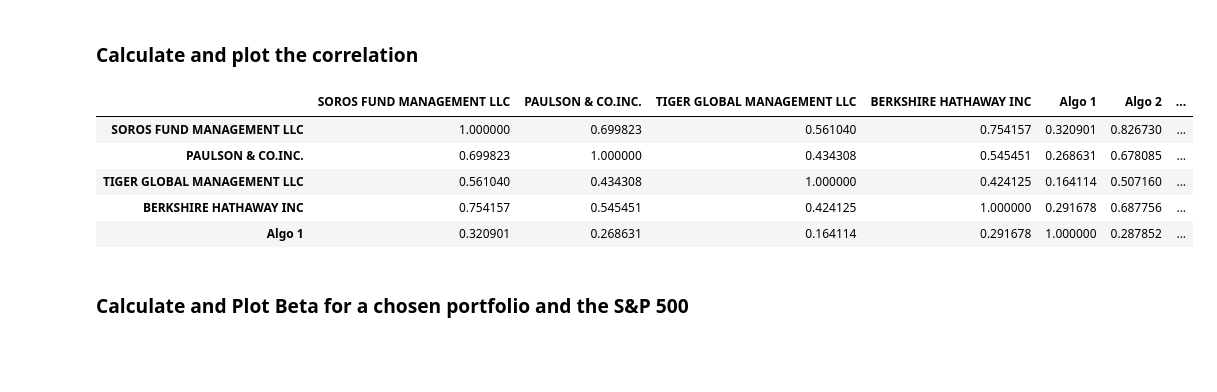
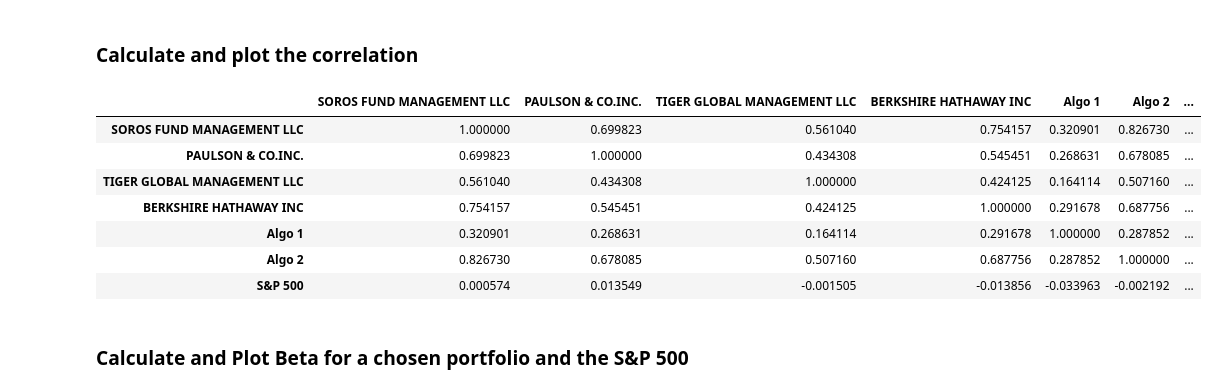
Before and after one commit to jgb161/Pandas-Financial-Analysis, a Jupyter notebook: whale_analysis.ipynb, the cells around one changed output. Saved outputs shown, nothing was run; the diff lists cells and outputs as text; code cells hidden in the pictures; blank space fills up the shorter version.

```diff
--- a/whale_analysis.ipynb
+++ b/whale_analysis.ipynb
@@ -288,15 +290,18 @@ Risk changes over time. Analyze the rolling statistics for Risk and Beta.
 # %%
 # Calculate the correlation
 price_correlation = combined_df.corr()
 price_correlation.head()
 # Display de correlation matrix
+price_correlation.style.background_gradient(cmap="summer")
 # %% [output]
 |  | SOROS FUND MANAGEMENT LLC | PAULSON & CO.INC. | TIGER GLOBAL MANAGEMENT LLC | BERKSHIRE HATHAWAY INC | Algo 1 | Algo 2 | ... |
 | SOROS FUND MANAGEMENT LLC | 1.000000 | 0.699823 | 0.561040 | 0.754157 | 0.320901 | 0.826730 | ... |
 | PAULSON & CO.INC. | 0.699823 | 1.000000 | 0.434308 | 0.545451 | 0.268631 | 0.678085 | ... |
 | TIGER GLOBAL MANAGEMENT LLC | 0.561040 | 0.434308 | 1.000000 | 0.424125 | 0.164114 | 0.507160 | ... |
 | BERKSHIRE HATHAWAY INC | 0.754157 | 0.545451 | 0.424125 | 1.000000 | 0.291678 | 0.687756 | ... |
 | Algo 1 | 0.320901 | 0.268631 | 0.164114 | 0.291678 | 1.000000 | 0.287852 | ... |
+| Algo 2 | 0.826730 | 0.678085 | 0.507160 | 0.687756 | 0.287852 | 1.000000 | ... |
+| S&P 500 | 0.000574 | 0.013549 | -0.001505 | -0.013856 | -0.033963 | -0.002192 | ... |
 # %% [markdown]
 ### Calculate and Plot Beta for a chosen portfolio and the S&P 500
 # %%
```
Also changed, not shown: parts of 12 cells of this notebook.
